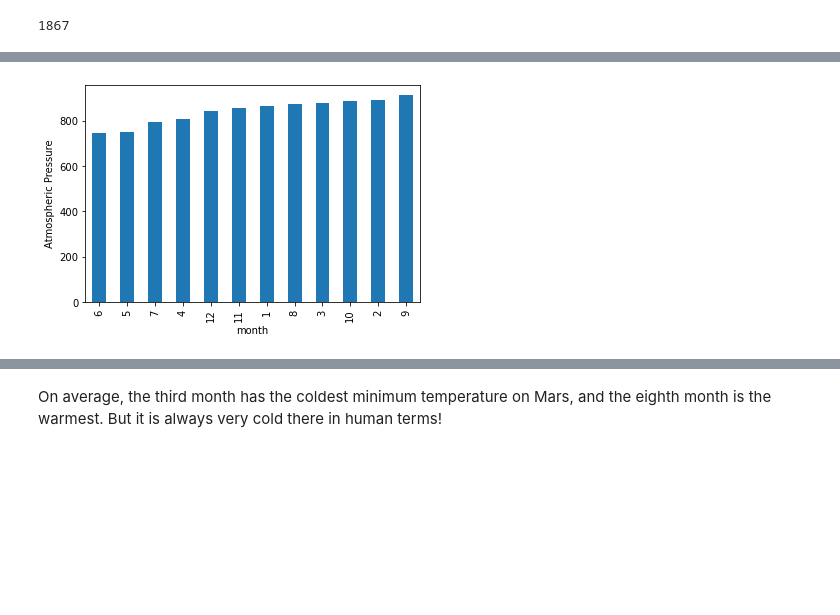
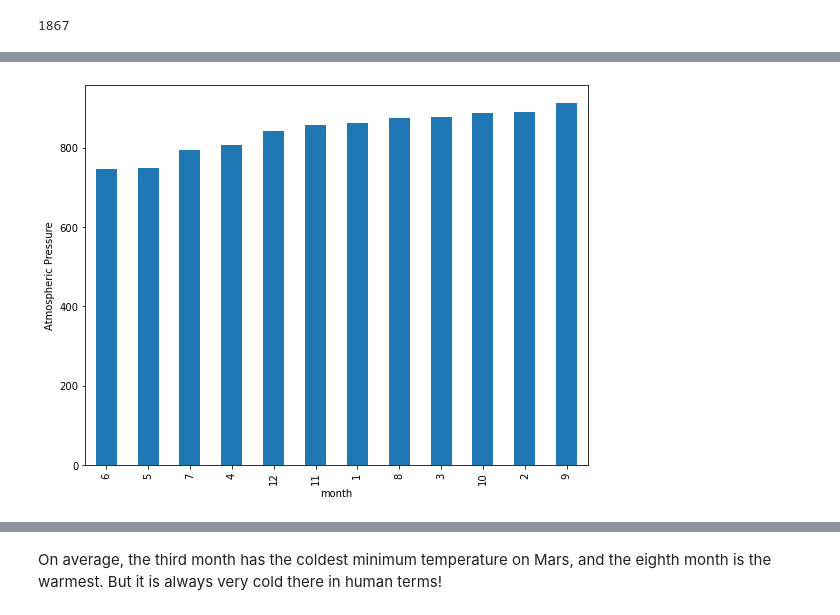
Before and after one commit to hanydief/data_collection-, a Jupyter notebook: part_2_mars_weather.ipynb, the cells around one changed output, grey strips where cells are left out. Cells and saved outputs as stored; diff of their text form; code cells hidden in the pictures; blank space fills up the shorter version.

```diff
--- a/part_2_mars_weather.ipynb
+++ b/part_2_mars_weather.ipynb
@@ -293,11 +294,11 @@ month
 Name: pressure, dtype: float64
 # %%
 # Plot the average pressure by month
-Av_pressure_sort.plot.bar()
+Av_pressure_sort.plot.bar(figsize=(9,7))
 plt.ylabel("Atmospheric Pressure")
-plt.savefig("Atmospheric_Pressure.png")
+plt.savefig("outputs_&_CSV/Atmospheric_Pressure.png")
 plt.show()
 # %% [output]
-[figure, old version]
+[figure, new version]
 # %%
 # 5. How many terrestrial (earth) days are there in a Martian year?
```
Also changed, not shown: parts of 10 cells of this notebook, 5 other files.
